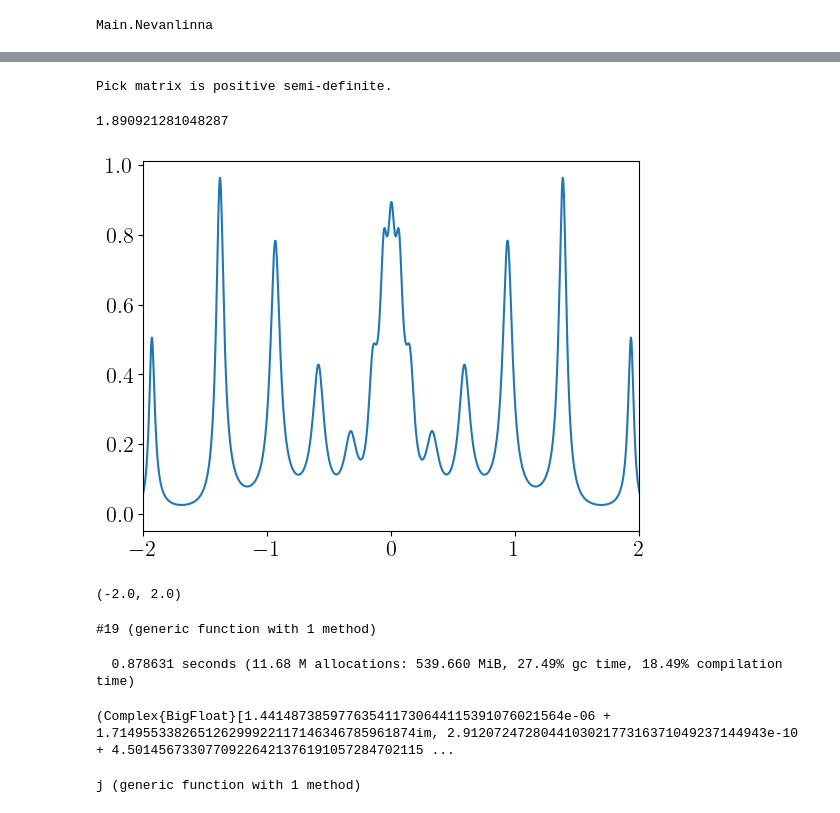
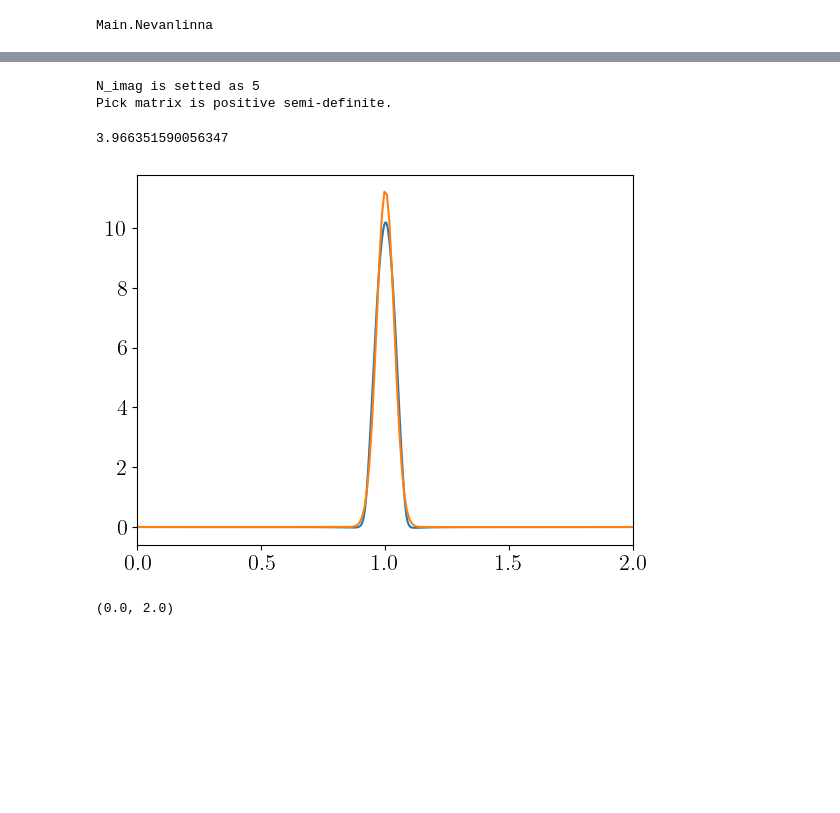
Before and after one commit to SpM-lab/Nevanlinna.jl, a Jupyter notebook: develop.ipynb, the cells around one changed output, grey strips where cells are left out. Drawn from its saved outputs; the diff is of its cells as text; code cells hidden in the pictures; blank space fills up the shorter version.

```diff
--- a/develop.ipynb
+++ b/develop.ipynb
@@ -100,3 +70,11 @@ for i in 1:hnw
     test_smpl[i]= parse(BigFloat, string(IR_basis_set.smpl_wn_f.sampling_points[hnw+i]*pi/beta))
     test_gw[i]  = parse(BigFloat, string(real(gw[hnw+i]))) + parse(BigFloat, string(imag(gw[hnw+i])))*im
 end
+# %%
+N_real    =  6000
+omega_max =  10.0
+eta       =  0.001
+H         =  2
+@time result    = Nevanlinna.Nevanlinna_Schur(hnw, test_smpl, test_gw, N_real, omega_max, eta, H, true)
+test_real = result[2]
+;
@@ -103,20 +99,17 @@ end
 # %%
-N_imag    =  19
-N_real    =  6000
-omega_max =  10.0
-eta       =  0.001
-H         =  15
+N_imag    =  Nevanlinna.calc_opt_N_imag(hnw, test_smpl, test_gw)
+#N_imag = 36
 ab_coeff  = zeros(Complex{BigFloat}, 2*H)
 
 imaginary = Nevanlinna.ImagDomainData(N_imag, test_smpl, test_gw)
 pre_reals = Nevanlinna.RealDomainData(N_real, omega_max, eta)
-reals     = Nevanlinna.RealDomainData(N_real, omega_max, eta)
 
 phis = Nevanlinna.calc_phis(imaginary)
-abcd = Nevanlinna.calc_abcd(imaginary, reals, phis)
-hardy_matrix = Nevanlinna.calc_hardy_matrix(reals, H)
+abcd = Nevanlinna.calc_abcd(imaginary, pre_reals, phis)
+hardy_matrix = Nevanlinna.calc_hardy_matrix(pre_reals, H)
 
-Nevanlinna.evaluation(imaginary, pre_reals, abcd, H, ab_coeff, hardy_matrix)
+Nevanlinna.evaluation(pre_reals, abcd, H, ab_coeff, hardy_matrix)
 ;
 # %% [output]
+N_imag is setted as 5
 Pick matrix is positive semi-definite.
@@ -126,26 +116,14 @@ Nevanlinna.evaluation(imaginary, pre_reals, abcd, H, ab_coeff, hardy_matrix)
-# %%
-Nevanlinna.calc_functional(reals, abcd, H, ab_coeff, hardy_matrix)
-#Nevanlinna.calc_functional(reals, abcd, H, final_ab, hardy_matrix)
-# %% [output]
-1.890921281048287
+# %%
+tmp =  sum(Float64.(imag.(test_real.val))/pi)*((2.0*test_real.omega_max)/test_real.N_real)
+abs(1-tmp)^2
+# %% [output]
+3.966351590056347
 # %%
-plt.plot(Float64.(real.((pre_reals.freq))), Float64.(imag.(pre_reals.val))/pi)
-plt.xlim(-2.0,2.0)
+plt.plot(Float64.(real.((test_real.freq))), Float64.(imag.(test_real.val))/pi)
+plt.plot(omegas, rho.(omegas))
+#plt.plot(Float64.(real.((pre_reals.freq))), Float64.(imag.(pre_reals.val))/pi)
+plt.xlim(0.0,2.0)
+#plt.ylim(0.0,15)
 # %% [output]
-[figure, old version]
+[figure, new version]
-(-2.0, 2.0)
+(0.0, 2.0)
-# %%
-f = x->Nevanlinna.calc_functional(reals, abcd, H, x, hardy_matrix)
-# %% [output]
-#19 (generic function with 1 method)
-# %%
-@time jtest = gradient(f, ab_coeff)
-# %% [output]
-  0.878631 seconds (11.68 M allocations: 539.660 MiB, 27.49% gc time, 18.49% compilation time)
-(Complex{BigFloat}[1.441487385977635411730644115391076021564e-06 + 1.714955338265126299922117146346785961874im, 2.912072472804410302177316371049237144943e-10 + 4.50145673307709226421376191057284702115 ...
-# %%
-function j(J::Vector, x)
-   J .= gradient(f, x)[1]
-end
-# %% [output]
-j (generic function with 1 method)
```
Also changed, not shown: parts of 20 cells of this notebook, 9 other files.
